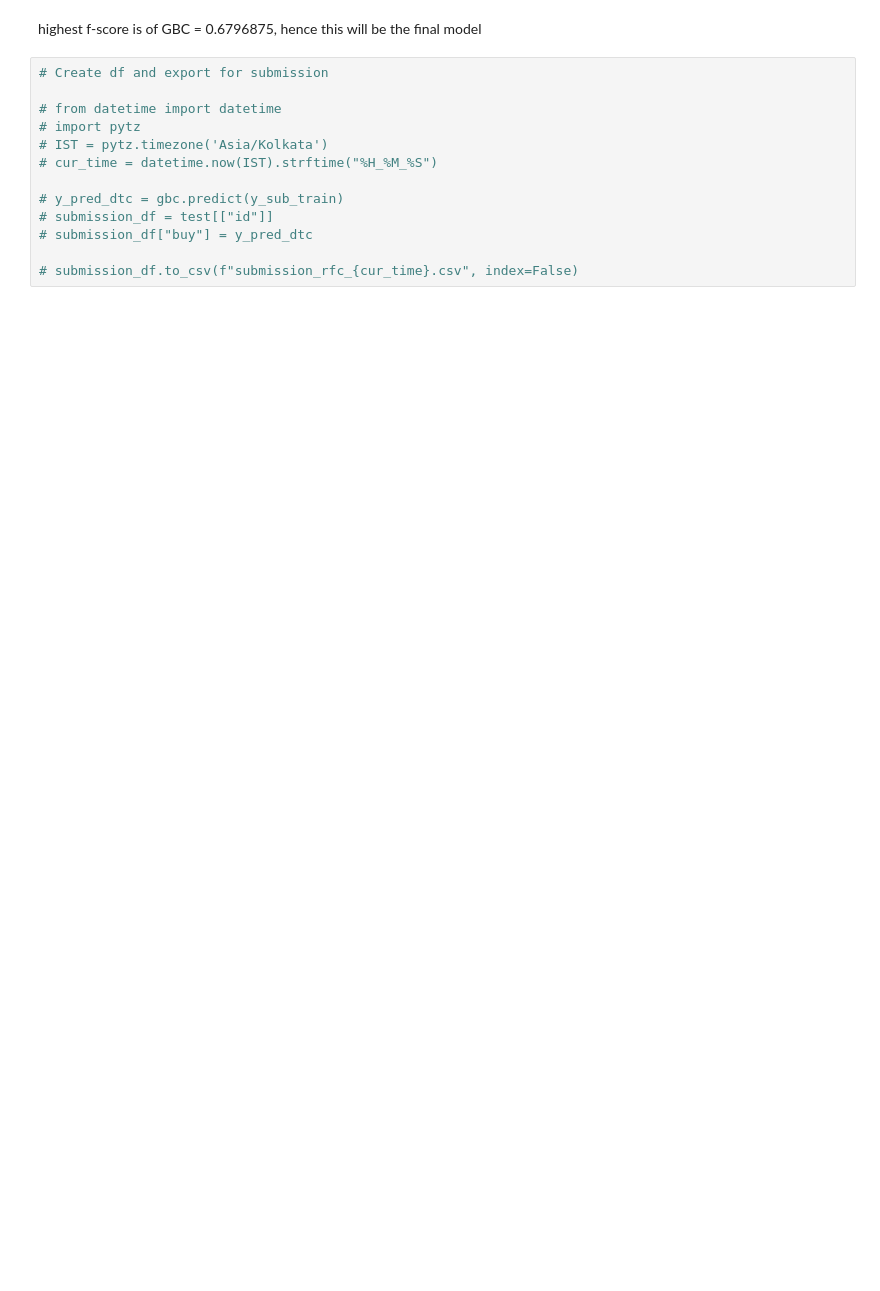
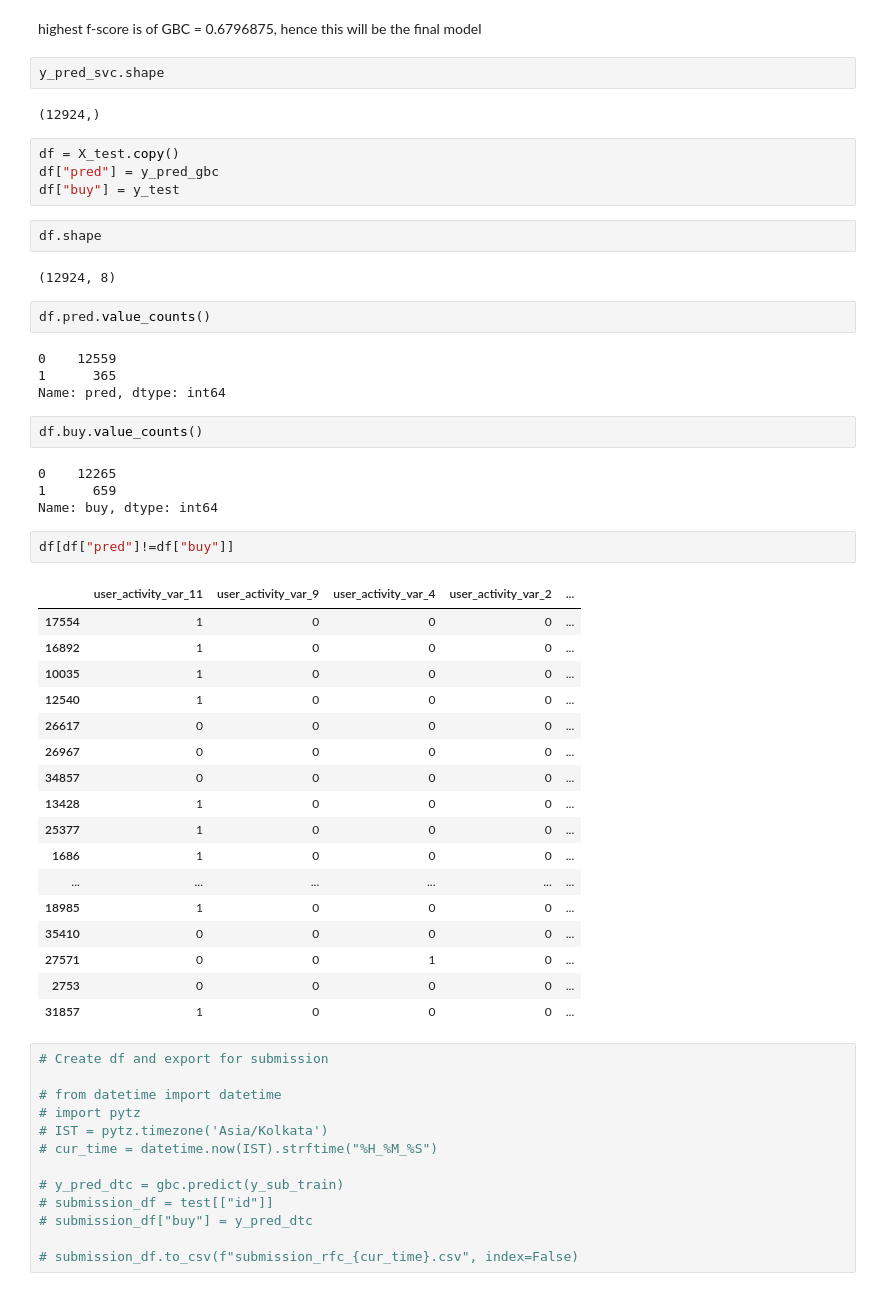
Before and after one commit to mepsrajput/AnalyticsVidhya-Hackathons, a Jupyter notebook: av-jobathon-jun2022-classification.ipynb, the cells around one changed output. Saved outputs shown, nothing was run; the diff lists cells and outputs as text; blank space fills up the shorter version.

```diff
--- a/av-jobathon-jun2022-classification.ipynb
+++ b/av-jobathon-jun2022-classification.ipynb
@@ -409,5 +541,49 @@ acc([[y_pred_gbc, y_test]])
 # %% [markdown]
 highest f-score is of GBC = 0.6796875, hence this will be the final model
+# %%
+y_pred_svc.shape
+# %% [output]
+(12924,)
+# %%
+df = X_test.copy()
+df["pred"] = y_pred_gbc
+df["buy"] = y_test
+# %%
+df.shape
+# %% [output]
+(12924, 8)
+# %%
+df.pred.value_counts()
+# %% [output]
+0    12559
+1      365
+Name: pred, dtype: int64
+# %%
+df.buy.value_counts()
+# %% [output]
+0    12265
+1      659
+Name: buy, dtype: int64
+# %%
+df[df["pred"]!=df["buy"]]
+# %% [output]
+|  | user_activity_var_11 | user_activity_var_9 | user_activity_var_4 | user_activity_var_2 | ... |
+| 17554 | 1 | 0 | 0 | 0 | ... |
+| 16892 | 1 | 0 | 0 | 0 | ... |
+| 10035 | 1 | 0 | 0 | 0 | ... |
+| 12540 | 1 | 0 | 0 | 0 | ... |
+| 26617 | 0 | 0 | 0 | 0 | ... |
+| 26967 | 0 | 0 | 0 | 0 | ... |
+| 34857 | 0 | 0 | 0 | 0 | ... |
+| 13428 | 1 | 0 | 0 | 0 | ... |
+| 25377 | 1 | 0 | 0 | 0 | ... |
+| 1686 | 1 | 0 | 0 | 0 | ... |
+| ... | ... | ... | ... | ... | ... |
+| 18985 | 1 | 0 | 0 | 0 | ... |
+| 35410 | 0 | 0 | 0 | 0 | ... |
+| 27571 | 0 | 0 | 1 | 0 | ... |
+| 2753 | 0 | 0 | 0 | 0 | ... |
+| 31857 | 1 | 0 | 0 | 0 | ... |
 # %%
 # Create df and export for submission
 
```
Also changed, not shown: parts of 17 cells of this notebook.
